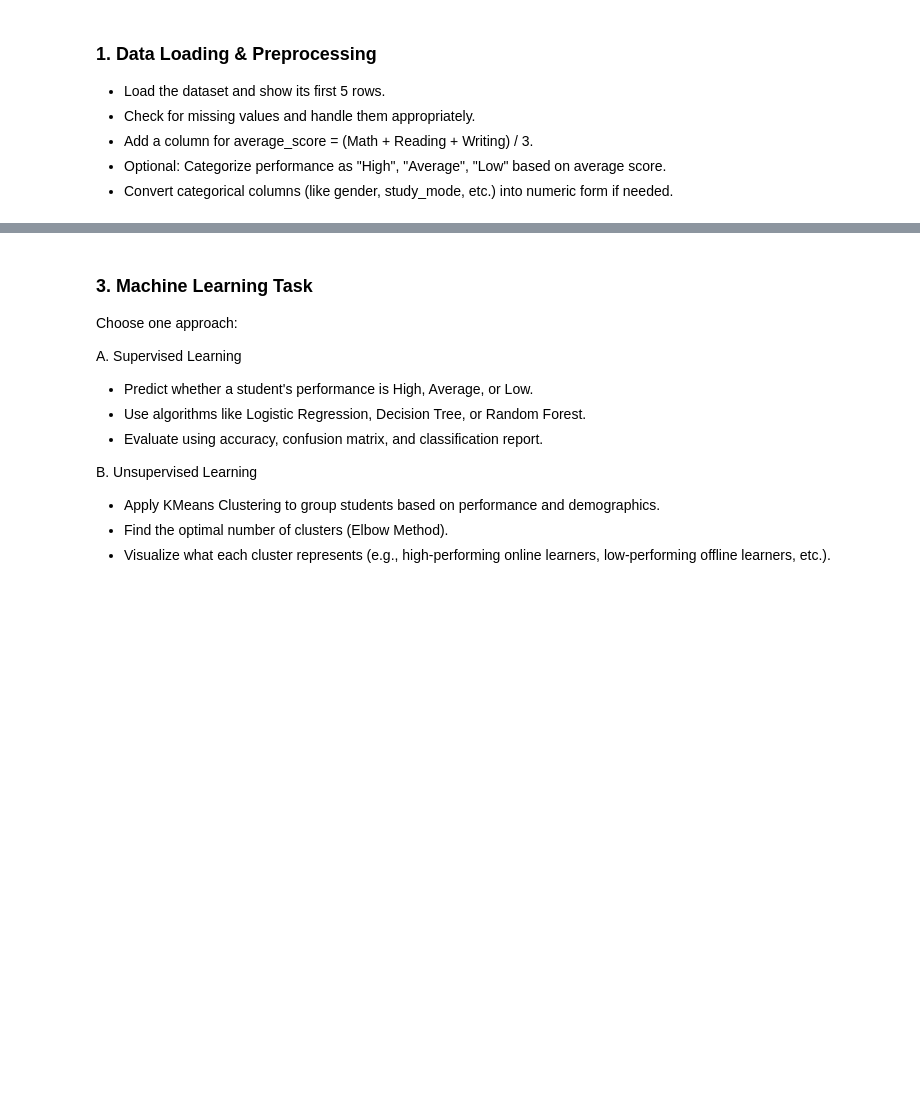
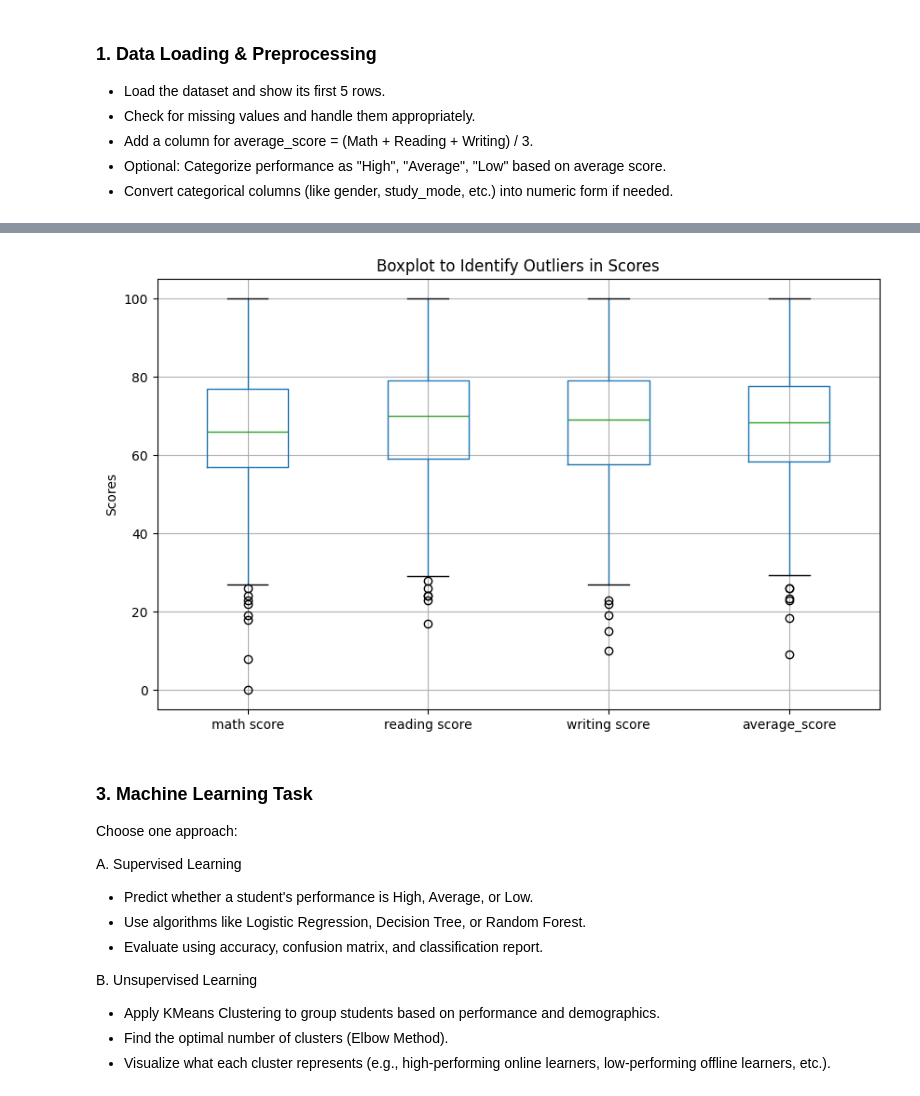
Before and after one commit to emadadnan000/SMIT-AI-DS, a Jupyter notebook: Project/Monthly Test October.ipynb, the cells around one changed output, grey strips where cells are left out. Saved outputs shown, nothing was run; the diff lists cells and outputs as text; code cells hidden in the pictures; blank space fills up the shorter version.

```diff
--- a/Project/Monthly Test October.ipynb
+++ b/Project/Monthly Test October.ipynb
@@ -40,3 +180,13 @@ df.head(5)
+# %%
+# Identify any outliers or extreme patterns in the dataset.
+scores = ['math score', 'reading score', 'writing score', 'average_score']
+plt.figure(figsize=(10, 6))
+df[scores].boxplot()
+plt.title('Boxplot to Identify Outliers in Scores')
+plt.ylabel('Scores')
+plt.show()
+# %% [output]
+[figure, added]
 # %% [markdown]
 ### 3. Machine Learning Task
 Choose one approach:
```
Also changed, not shown: parts of 10 cells of this notebook.
